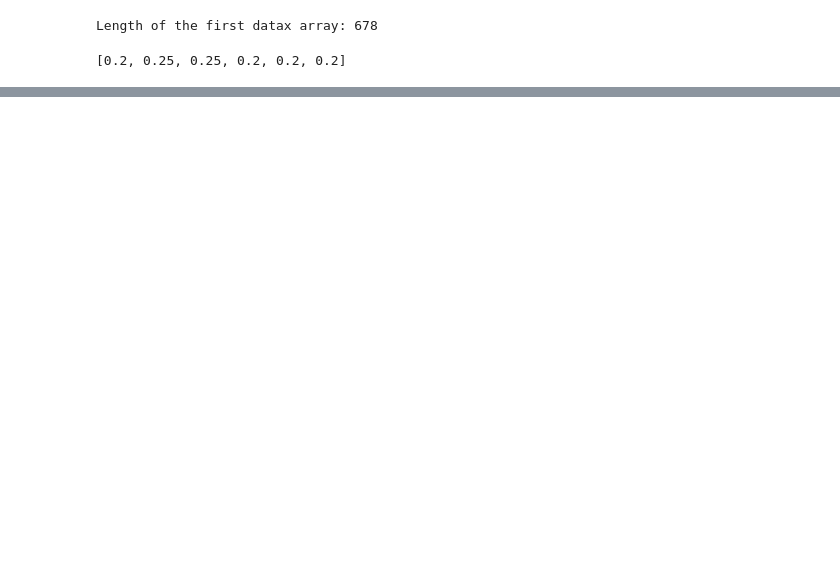
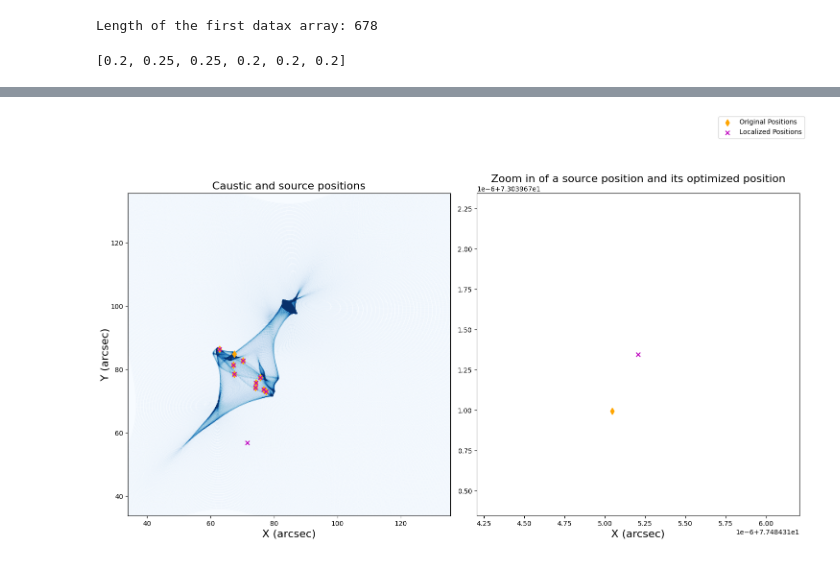
Before and after one commit to diceandcats/GWlensing_Brian, a Jupyter notebook: visualize cluster.ipynb, the cells around one changed output, grey strips where cells are left out. Drawn from its saved outputs; the diff is of its cells as text; code cells hidden in the pictures; blank space fills up the shorter version.

```diff
--- a/visualize cluster.ipynb
+++ b/visualize cluster.ipynb
@@ -178,3 +183,70 @@ plt.show()
+# %%
+# plot one source and its optimized source
+fig, axes = plt.subplots(1,2, figsize=(15, 10))
+description = ['Abell 370', 'Abell 2744', 'Abell S1063', 'MACS J0416.1-2403', 'MACS J0717.5+3745', 'MACS J1149.5+2223']
+
+axes[1].scatter(77.48431504576229,73.03967099501361, c='orange', marker='d', s=50)
+axes[1].scatter(77.48431520653438, 73.03967134601021, c='m', marker='x',  s=40)
+axes[1].set_xlim(77.48431520653438 - 1e-6, 77.48431520653438 + 1e-6)
+axes[1].set_ylim(73.03967134601021 - 1e-6, 73.03967134601021 + 1e-6)
+axes[1].set_aspect('equal', adjustable='box')
+axes[1].set_title('Zoom in of a source position and its optimized position', fontsize=16)
+# Display the stimulated caustic on the right subplot
+size = len(datax_list[1])
+array_test = np.zeros((size, size))
+pixscale = pixscale_list[1]
+datay = datay_list[1] / pixscale
+datax = datax_list[1] / pixscale
+for j in range(0, size):
+    for k in range(0, size):
+        ycoord = j - datay[j, k]
+        xcoord = k - datax[j, k]
+        ydec = ycoord % 1
+        xdec = xcoord % 1
+        xfloor = floor(xcoord)
+        yfloor = floor(ycoord)
+        array_test[yfloor, xfloor] += 1
+axes[0].imshow(array_test, cmap='Blues', vmax=50, extent=[0, size * pixscale, pixscale * size, 0])
+
+# Calculate new limits
+x_center = size * pixscale / 2
+y_center = size * pixscale / 2
+x_range = size * pixscale * 0.6
+y_range = size * pixscale * 0.6
+
+axes[0].set_xlim(x_center - x_range / 2, x_center + x_range / 2)
+axes[0].set_ylim(y_center + y_range / 2, y_center - y_range / 2)
+
+# Invert the y-axis
+axes[0].invert_yaxis()
+
+# Load the source positions from the CSV file
+src_pos_df = pd.read_csv('src_pos_for_distribution_2nd.csv')
+
+# Extract the (x, y) and (localized_x, localized_y) for the current cluster
+cluster_indices = src_pos_df[src_pos_df['indices'] == 1]
+guess_indices = cluster_indices['localized_index'].values
+x = cluster_indices['x'].values
+y = cluster_indices['y'].values
+localized_x = cluster_indices['localized_x'].values
+localized_y = cluster_indices['localized_y'].values
+
+# Plot the extracted positions on the current cluster's caustic plot
+axes[0].scatter(x, y, c='orange', marker='d', label='Original Positions', s=50)
+axes[0].scatter(localized_x, localized_y, c='m', marker='x', label='Localized Positions', s=40)
+
+fig.legend()
+fig.axes[0].set_title('Caustic and source positions', fontsize=16)
+fig.supylabel('Y (arcsec)', fontsize=16)
+axes[0].set_xlabel('X (arcsec)', fontsize=16)
+axes[1].set_xlabel('X (arcsec)', fontsize=16)
+
+
+# Adjust spacing
+plt.tight_layout()
+plt.show()
+# %% [output]
+[figure, added]
 # %%
 from PIL import Image
 
```
Also changed, not shown: parts of 5 cells of this notebook, 8 other files.
